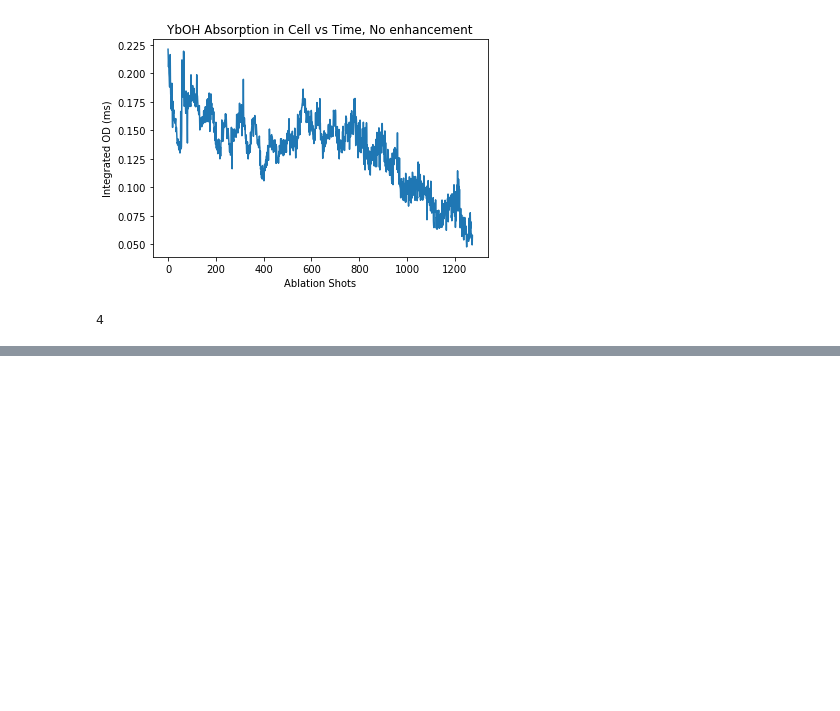
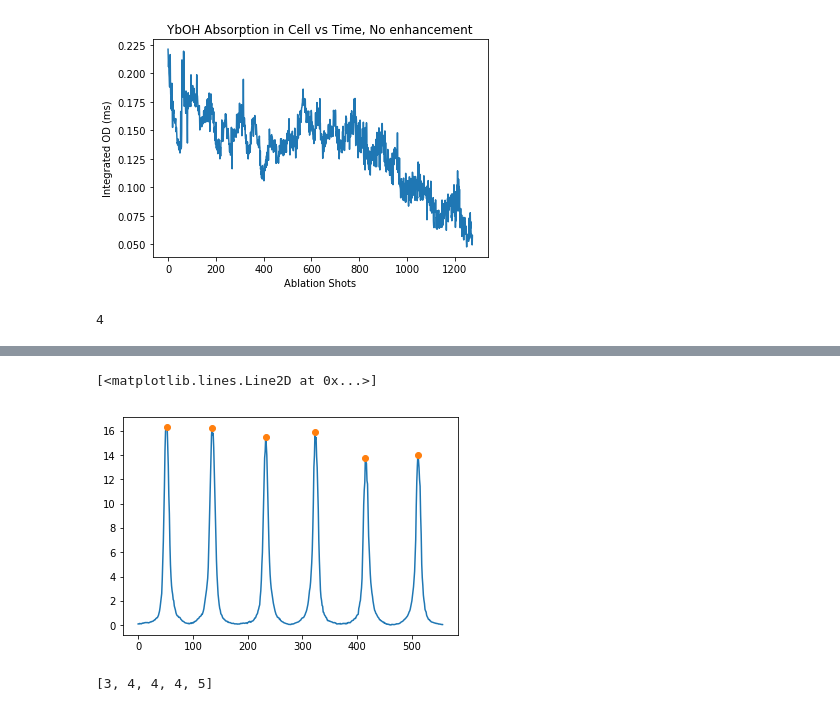
Before and after one commit to HutzlerLab/Enhancement-Analysis, a Jupyter notebook: 20190228_Chirp_Analysis.ipynb, the cells around one changed output, grey strips where cells are left out. Saved outputs shown, nothing was run; the diff lists cells and outputs as text; code cells hidden in the pictures; blank space fills up the shorter version.

```diff
--- a/20190228_Chirp_Analysis.ipynb
+++ b/20190228_Chirp_Analysis.ipynb
@@ -102,0 +149,13 @@ len(YbOH_all)
+# %%
+peaks, properties = find_peaks(Yb,height=Yb.max()/2,distance=len(Yb)/7)
+# %%
+plt.plot(Yb)
+plt.plot(peaks,Yb[peaks],'o')
+# %% [output]
+[<matplotlib.lines.Line2D at 0x...>]
+[figure, added]
+# %%
+x = [0,2,3,4,4,4,5]
+print(x[slice(2,None)])
+# %% [output]
+[3, 4, 4, 4, 5]
```
Also changed, not shown: parts of 16 cells of this notebook, 6 other files.
